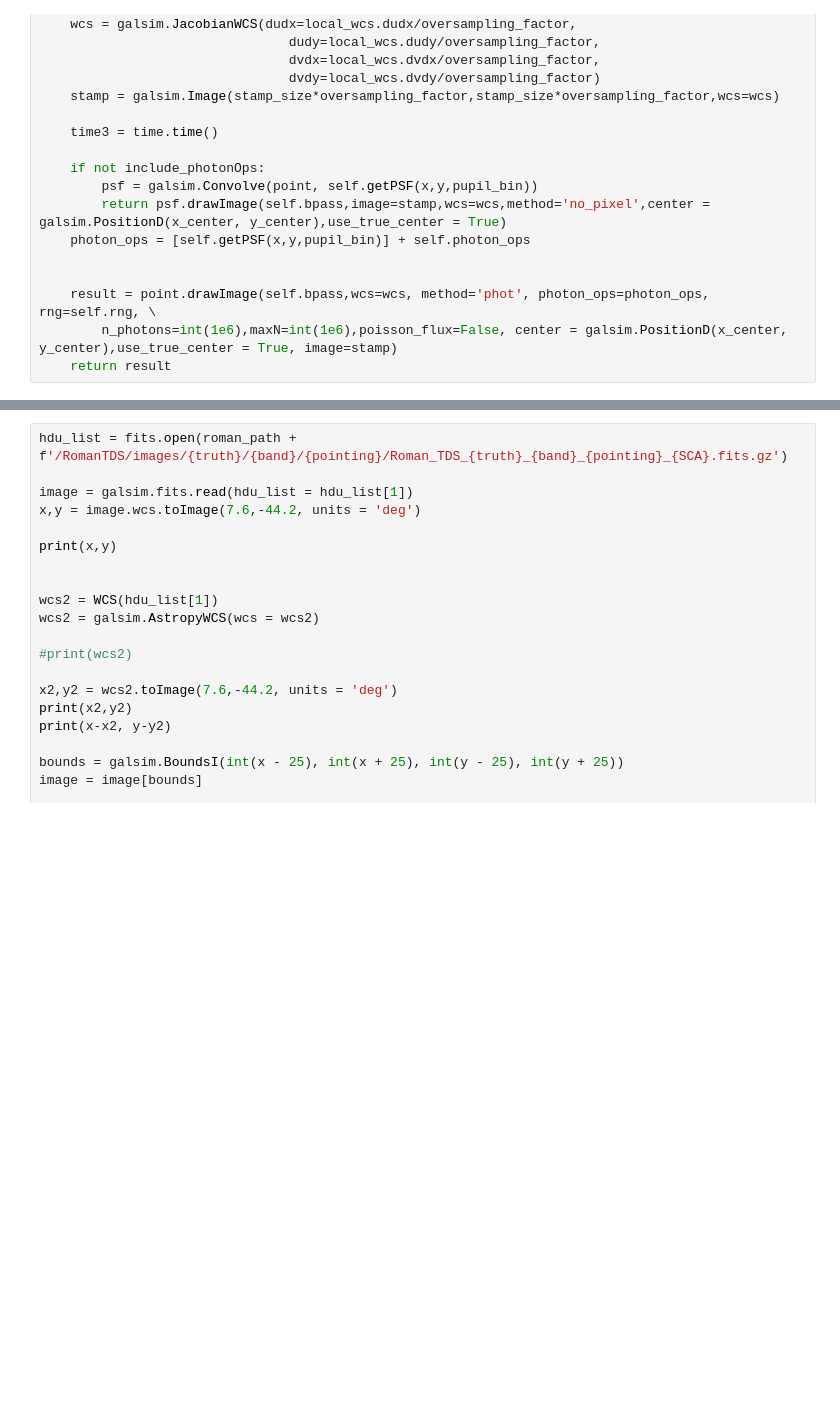
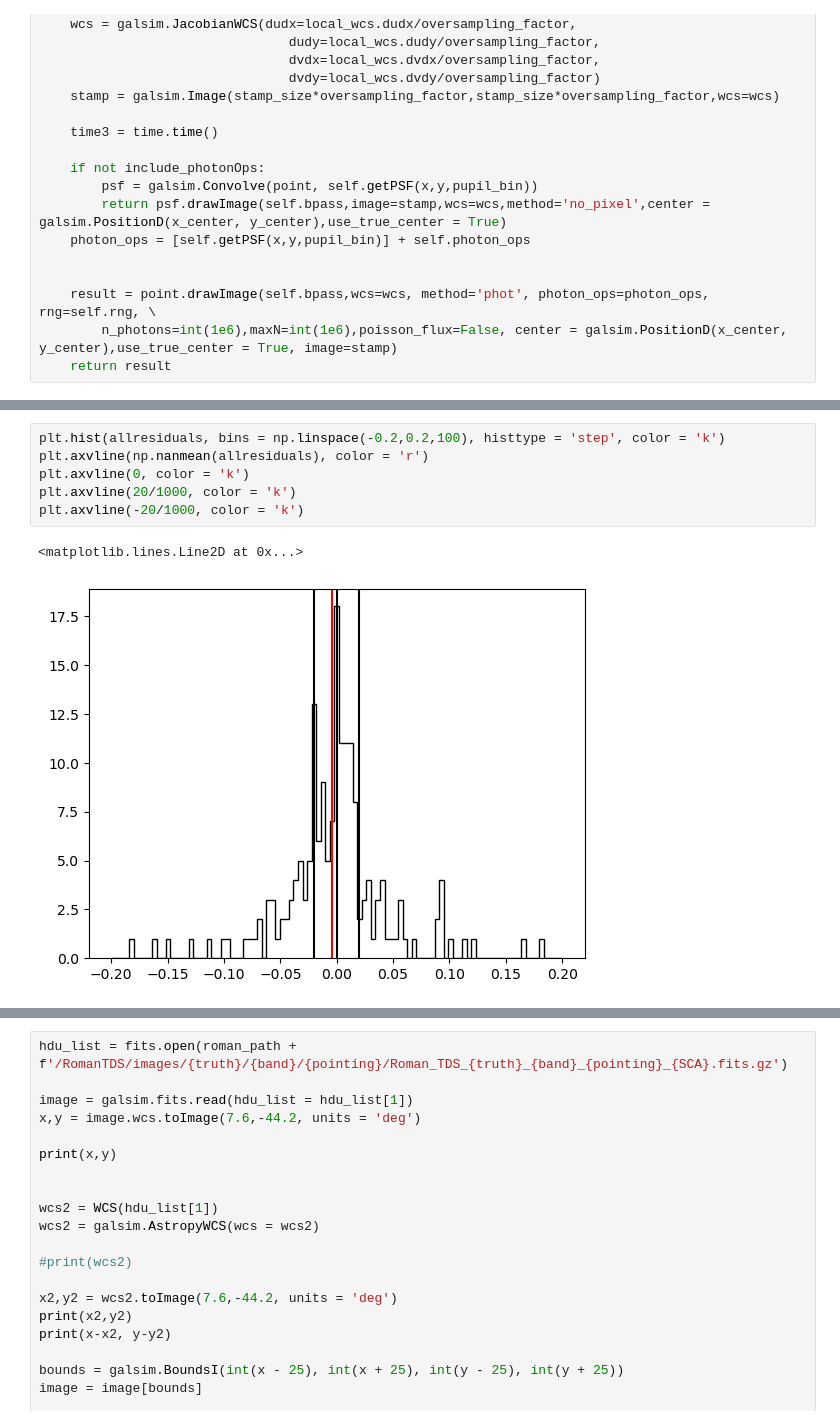
Before and after one commit to Roman-Supernova-PIT/campari, a Jupyter notebook: multiSMP_cleanslate.ipynb, the cells around one changed output, grey strips where cells are left out. Drawn from its saved outputs; the diff is of its cells as text; blank space fills up the shorter version.

```diff
--- a/multiSMP_cleanslate.ipynb
+++ b/multiSMP_cleanslate.ipynb
@@ -1358,0 +1565,9 @@ Confusion Metric: 141.6795525175694
+# %%
+plt.hist(allresiduals, bins = np.linspace(-0.2,0.2,100), histtype = 'step', color = 'k')
+plt.axvline(np.nanmean(allresiduals), color = 'r')
+plt.axvline(0, color = 'k')
+plt.axvline(20/1000, color = 'k')
+plt.axvline(-20/1000, color = 'k')
+# %% [output]
+<matplotlib.lines.Line2D at 0x...>
+[figure, added]
```
Also changed, not shown: parts of 13 cells of this notebook, 19 other files.
